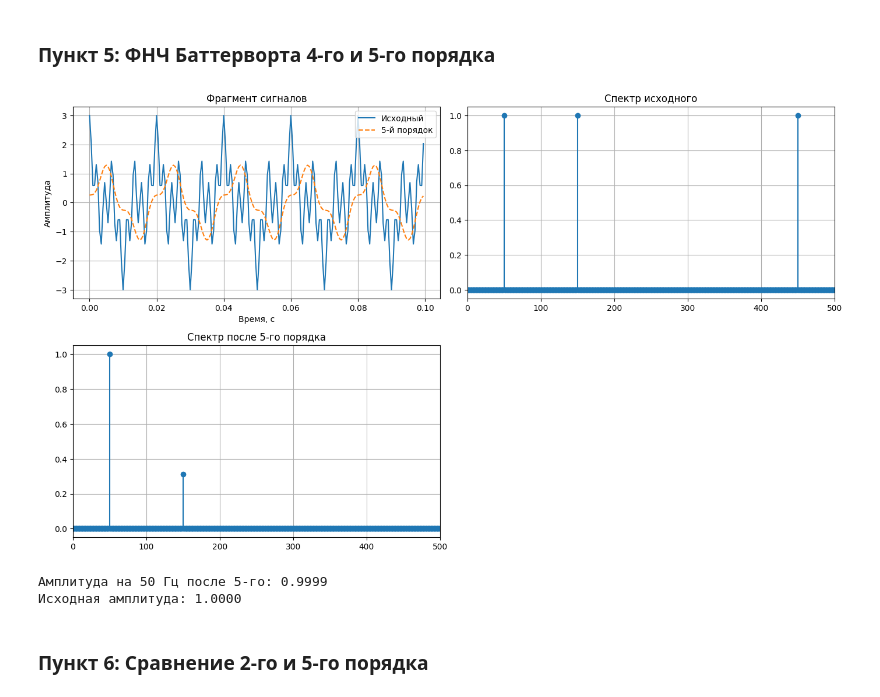
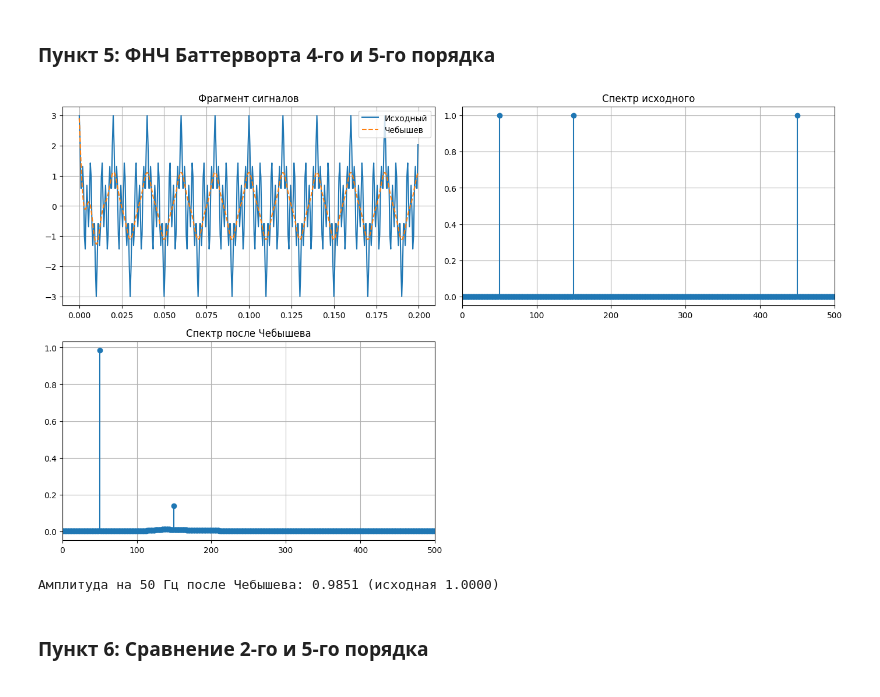
Before and after one commit to KamenevIvan/DPoS, a Jupyter notebook: lab3.ipynb, the cells around one changed output. Cells and saved outputs as stored; diff of their text form; code cells hidden in the pictures.

```diff
--- a/lab3.ipynb
+++ b/lab3.ipynb
@@ -40,7 +43,7 @@ wc = 2 * np.pi * fc
 
 H = wc**2 / (-w**2 + 1j * np.sqrt(2) * wc * w + wc**2)
 
-Y = X * H
+Y = X * np.abs(H)
 
 y = np.fft.ifft(Y).real
 # %%
@@ -228,64 +232,57 @@ print(f'Амплитуда до фильра: {A_orig_150}\nАмплитуда
 # %% [markdown]
 ### Пункт 5: ФНЧ Баттерворта 4-го и 5-го порядка
 # %%
-def butterworth_H(w, wc, n):
+from scipy import signal  # Для filtfilt
+
+def chebyshev1_poles(n, omega_c, ripple_db):
+    epsilon = np.sqrt(10**(ripple_db/10) - 1)
+    beta = (1/n) * np.arcsinh(1/epsilon)
+
     poles = []
-    for k in range(1, n + 1):
-        theta = np.pi / 2 + (2 * k - 1) * np.pi / (2 * n)
-        poles.append(wc * (np.cos(theta) + 1j * np.sin(theta)))
+    for k in range(1, n+1):
+        sigma = -np.sinh(beta) * np.sin((2*k - 1)*np.pi/(2*n))
+        omega = np.cosh(beta) * np.cos((2*k - 1)*np.pi/(2*n))
+        p = sigma + 1j * omega
+        poles.append(p * omega_c)
 
-    H = wc**n * np.ones_like(w, dtype=complex)
-    for p in poles:
-        H /= (1j * w - p)
+    return np.array(poles)
 
-    H /= H[0]
-    return H
+def apply_chebyshev1(x, fc, fs, order, ripple_db=0.1):  # Меньше ripple для нормальной амплитуды
+    wn = fc / (fs / 2)
+    b, a = signal.cheby1(order, ripple_db, wn, 'low')  # Встроенная для простоты и стабильности
+    y = signal.filtfilt(b, a, x)  # Zero-phase, фиксит сдвиг и transient
+    return y
 
-# 4-й порядок
-n4 = 4
-H4 = butterworth_H(w, wc, n4)
-Y4 = X * H4
-y4 = np.fft.ifft(Y4).real
+# Применяем новую логику
+y_cheb = apply_chebyshev1(x, fc, fs, 5, ripple_db=0.1)
+Y_cheb = np.fft.fft(y_cheb)
 
-# 5-й порядок
-n5 = 5
-H5 = butterworth_H(w, wc, n5)
-Y5 = X * H5
-y5 = np.fft.ifft(Y5).real
-
-
+# Графики (как в твоём, с 400 отсчётами)
 plt.figure(figsize=(14, 12))
-
 plt.subplot(3, 2, 1)
-plt.plot(t[:200], x[:200], label='Исходный')
-plt.plot(t[:200], y5[:200], '--', label='5-й порядок')
+plt.plot(t[:400], x[:400], label='Исходный')
+plt.plot(t[:400], y_cheb[:400], '--', label='Чебышев')
 plt.title('Фрагмент сигналов')
-plt.xlabel('Время, с')
-plt.ylabel('Амплитуда')
 plt.legend()
 plt.grid(True)
-
 plt.subplot(3, 2, 2)
 plt.stem(freq[pos_idx], np.abs(X[pos_idx]) * 2 / N, basefmt=' ')
 plt.title('Спектр исходного')
 plt.xlim(0, 500)
 plt.grid(True)
-
 plt.subplot(3, 2, 3)
-plt.stem(freq[pos_idx], np.abs(Y5[pos_idx]) * 2 / N, basefmt=' ')
-plt.title('Спектр после 5-го порядка')  # Это повтор п.1
+plt.stem(freq[pos_idx], np.abs(Y_cheb[pos_idx]) * 2 / N, basefmt=' ')
+plt.title('Спектр после Чебышева')
 plt.xlim(0, 500)
 plt.grid(True)
-
+A_cheb = np.abs(Y_cheb[idx_50]) * 2 / N
 plt.tight_layout()
 plt.show()
 
-A_filt5 = np.abs(Y5[idx_50]) * 2 / N
-print(f'Амплитуда на 50 Гц после 5-го: {A_filt5:.4f}\nИсходная амплитуда: {A_orig:.4f}')
+print(f'Амплитуда на 50 Гц после Чебышева: {A_cheb:.4f} (исходная {A_orig:.4f})')
 # %% [output]
-[figure, old version]
+[figure, new version]
-Амплитуда на 50 Гц после 5-го: 0.9999
-Исходная амплитуда: 1.0000
+Амплитуда на 50 Гц после Чебышева: 0.9851 (исходная 1.0000)
 # %% [markdown]
 ### Пункт 6: Сравнение 2-го и 5-го порядка
 # %%
```
Also changed, not shown: parts of 8 cells of this notebook.
